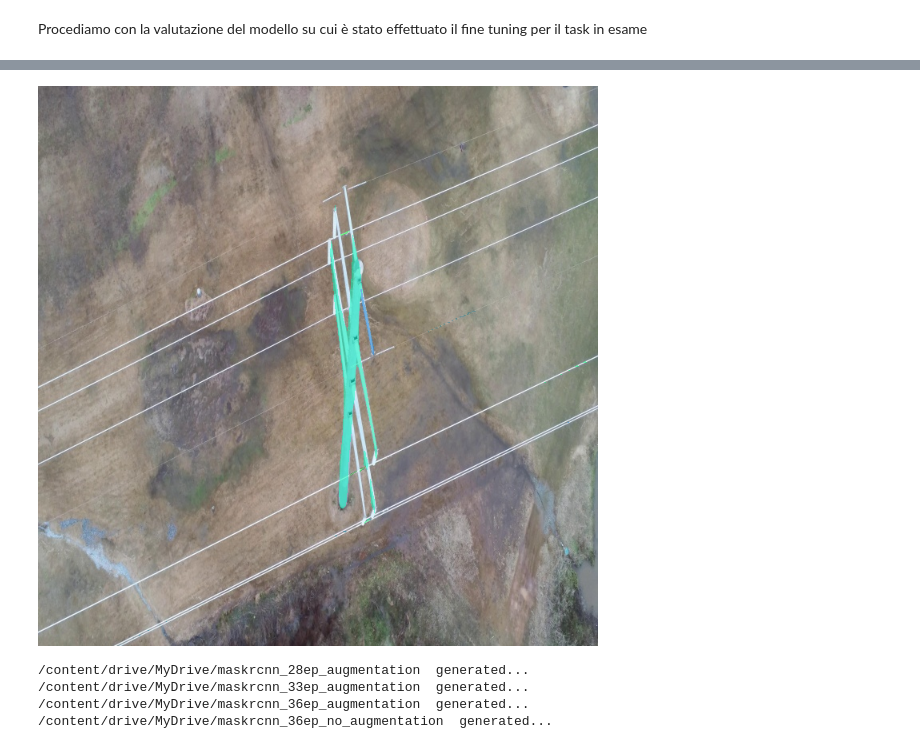
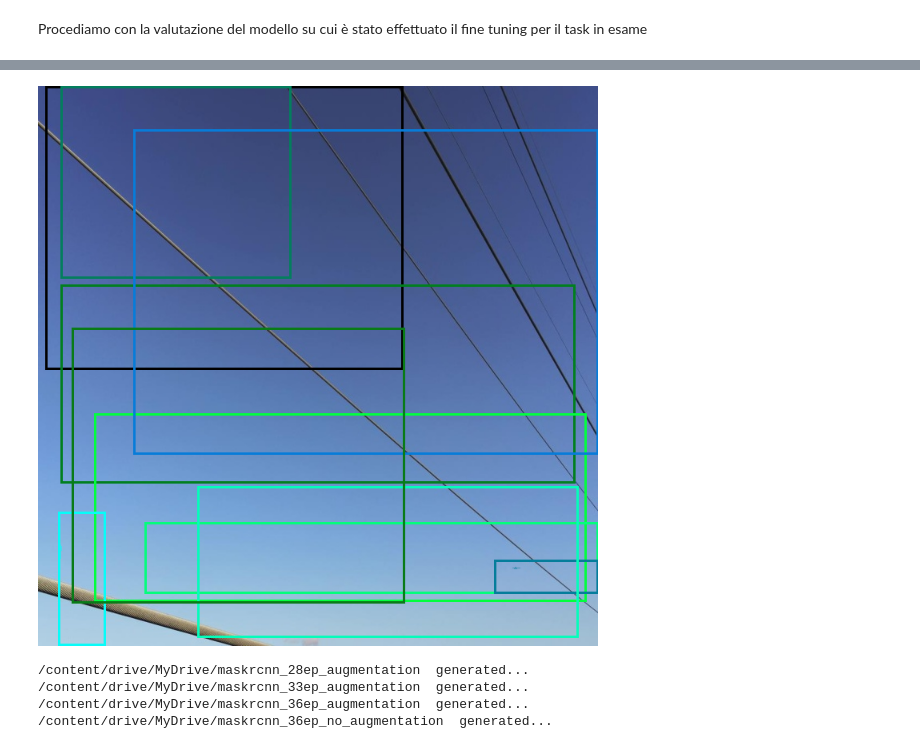
Before and after one commit to NicolaGabriele/powerline_Segmentation_project, a Jupyter notebook: project_VT.ipynb, the cells around one changed output, grey strips where cells are left out. Drawn from its saved outputs; the diff is of its cells as text; code cells hidden in the pictures.

```diff
--- a/project_VT.ipynb
+++ b/project_VT.ipynb
@@ -483,4 +484,4 @@ Procediamo con la valutazione del modello su cui è stato effettuato il fine tun
 # %%
 #carichiamo il modello addestrato su 36 epoche
 torch.cuda.empty_cache()
-model = torch.load('/content/drive/MyDrive/maskrcnn_7ep',map_location=device)
+model = torch.load('/content/drive/MyDrive/maskrcnn_vt_130ep',map_location=device)
@@ -622,11 +609,11 @@ def visualize(img, model, view_boxes = True, view_masks = True):
   return result
 # %%
 model.eval()
-i = np.random.randint(0,len(trainset)-1)
-r = visualize(trainset[i][0].to(device),model, view_boxes=False)
+i = np.random.randint(0,len(test)-1)
+r = visualize(test[i][0].to(device),model)
 torchvision.transforms.ToPILImage()(r)
 # %% [output]
-[figure, old version]
+[figure, new version]
 # %%
 def cocoEvaluation(imgIds,annType):
   cocoEval = COCOeval(gt, detections, annType)
```
Also changed, not shown: parts of 9 cells of this notebook.
